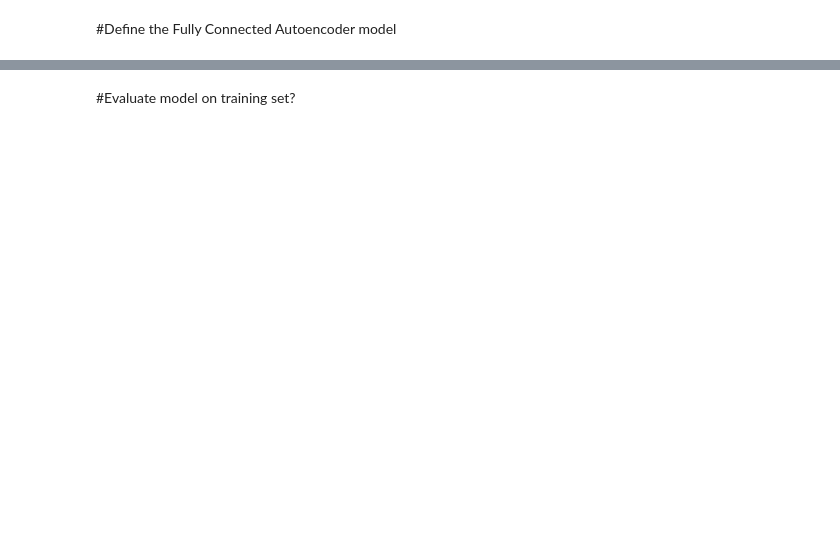
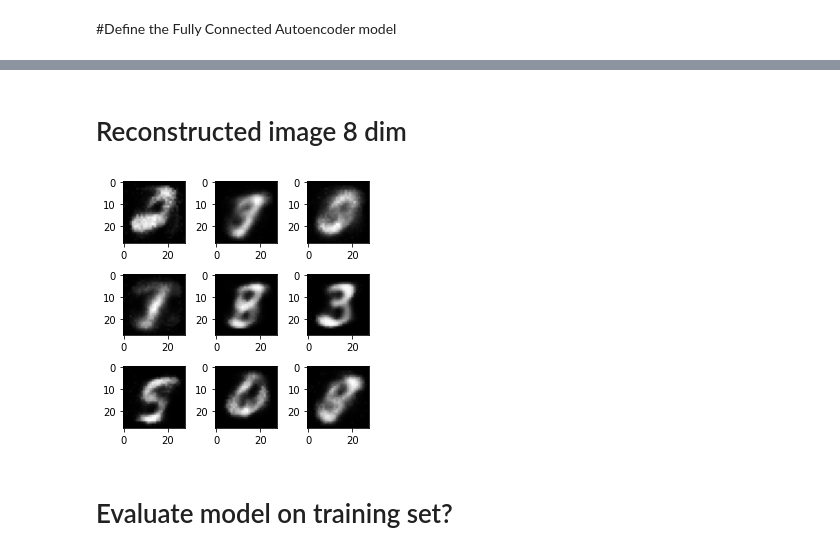
Before and after one commit to Fiquee/NeuralComputing, a Jupyter notebook: 09_Autoencoder_2021_22.ipynb, the cells around one changed output, grey strips where cells are left out. Saved outputs shown, nothing was run; the diff lists cells and outputs as text; code cells hidden in the pictures; blank space fills up the shorter version.

```diff
--- a/09_Autoencoder_2021_22.ipynb
+++ b/09_Autoencoder_2021_22.ipynb
@@ -123,2 +169,8 @@ decoded_output = trainingAutoencoder(train_loader,model,10)
+# %% [markdown]
+# Reconstructed image 8 dim
+# %%
+display_decoded(decoded_output)
+# %% [output]
+[figure, added]
 # %% [markdown]
-#Evaluate model on training set?
+# Evaluate model on training set?
```
Also changed, not shown: parts of 17 cells of this notebook, 9 other files.
